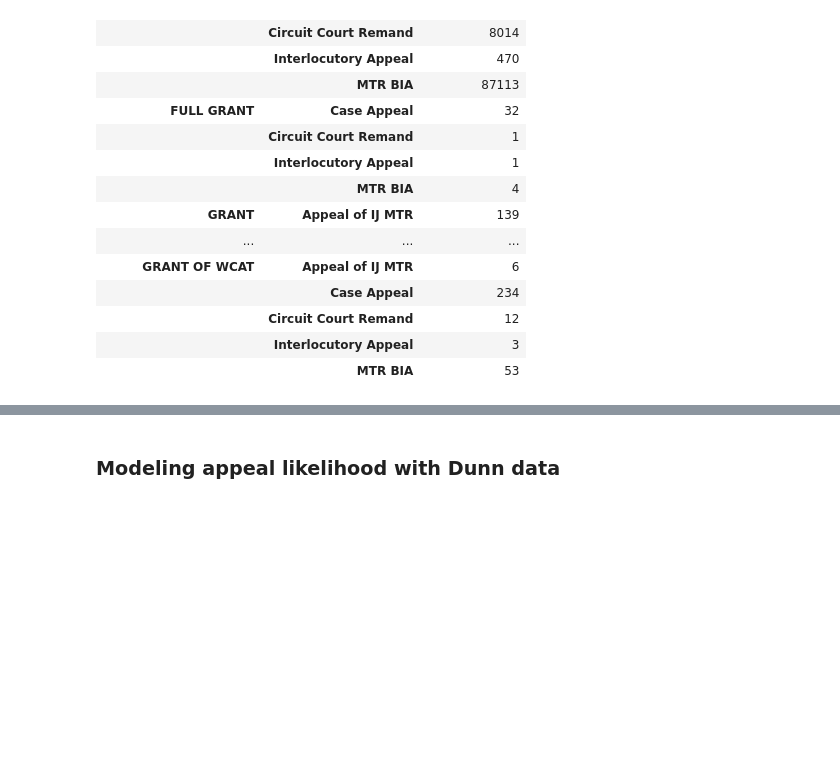
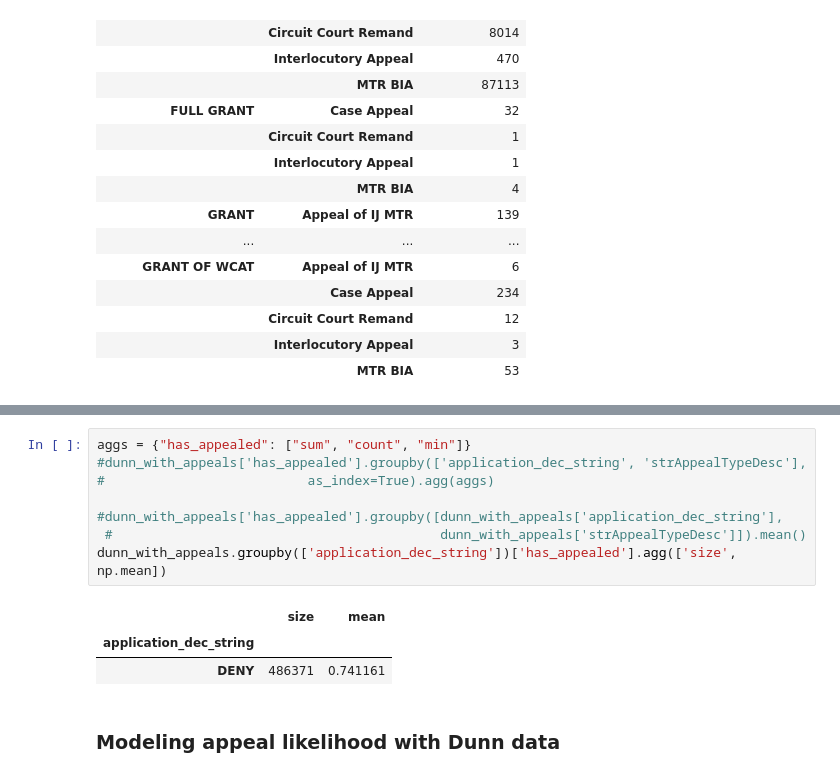
Before and after one commit to colinandrus/ml_course_project, a Jupyter notebook: notebooks/predict_appeal.ipynb, the cells around one changed output, grey strips where cells are left out. Cells and saved outputs as stored; diff of their text form; blank space fills up the shorter version.

```diff
--- a/notebooks/predict_appeal.ipynb
+++ b/notebooks/predict_appeal.ipynb
@@ -170,3 +215,15 @@ dunn_with_appeals[['has_appealed', 'application_dec_string', 'strAppealTypeDesc'
+# %%
+aggs = {"has_appealed": ["sum", "count", "min"]}
+#dunn_with_appeals['has_appealed'].groupby(['application_dec_string', 'strAppealTypeDesc'],
+#                          as_index=True).agg(aggs)
+
+#dunn_with_appeals['has_appealed'].groupby([dunn_with_appeals['application_dec_string'],
+ #                                          dunn_with_appeals['strAppealTypeDesc']]).mean()
+dunn_with_appeals.groupby(['application_dec_string'])['has_appealed'].agg(['size', np.mean])
+# %% [output]
+|  | size | mean |
+| application_dec_string |  |  |
+| DENY | 486371 | 0.741161 |
 # %% [markdown]
 ### Modeling appeal likelihood with Dunn data
 # %%
```
Also changed, not shown: parts of 9 cells of this notebook.
